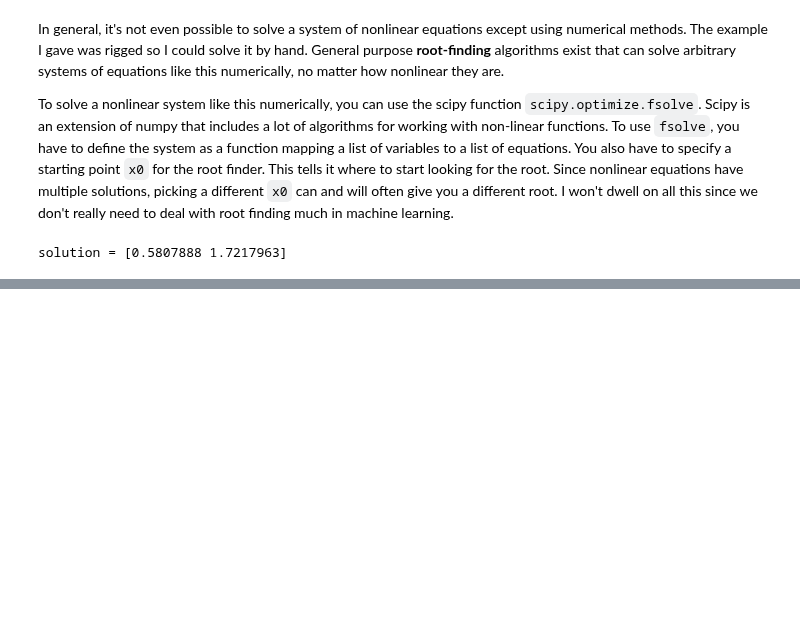
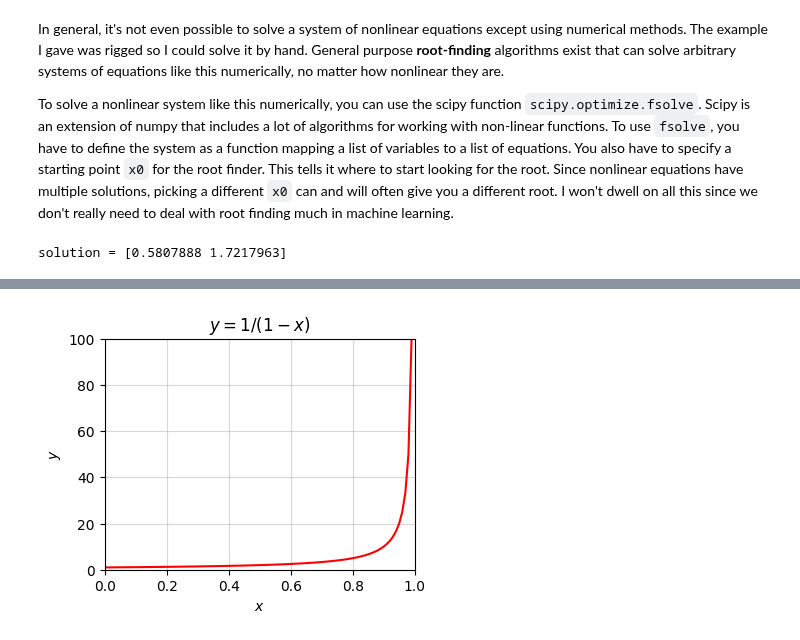
Before and after one commit to rkingery/ml-book, a Jupyter notebook: notebooks/basic-math.ipynb, the cells around one changed output, grey strips where cells are left out. Cells and saved outputs as stored; diff of their text form; code cells hidden in the pictures; blank space fills up the shorter version.

```diff
--- a/notebooks/basic-math.ipynb
+++ b/notebooks/basic-math.ipynb
@@ -755,0 +831,6 @@ solution = [0.5807888 1.7217963]
+# %%
+x = np.arange(0, 1, 0.01)
+f = lambda x: 1 / (1 - x)
+plot_function(x, f, xlim=(0, 1), ylim=(0, 100), ticks_every=[0.2, 20], title='$y=1/(1-x)$')
+# %% [output]
+[figure, added]
```
Also changed, not shown: parts of 15 cells of this notebook, 18 other files.
